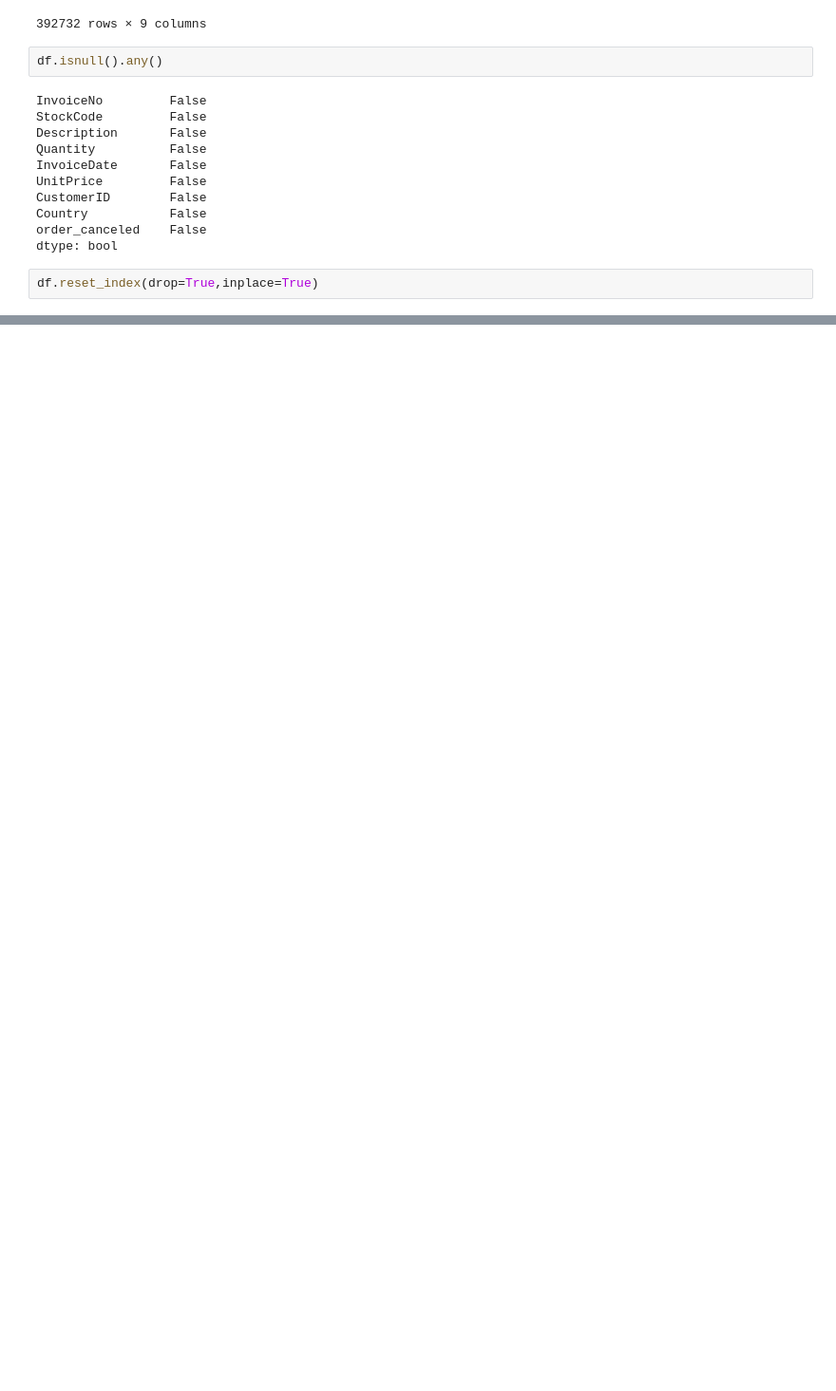
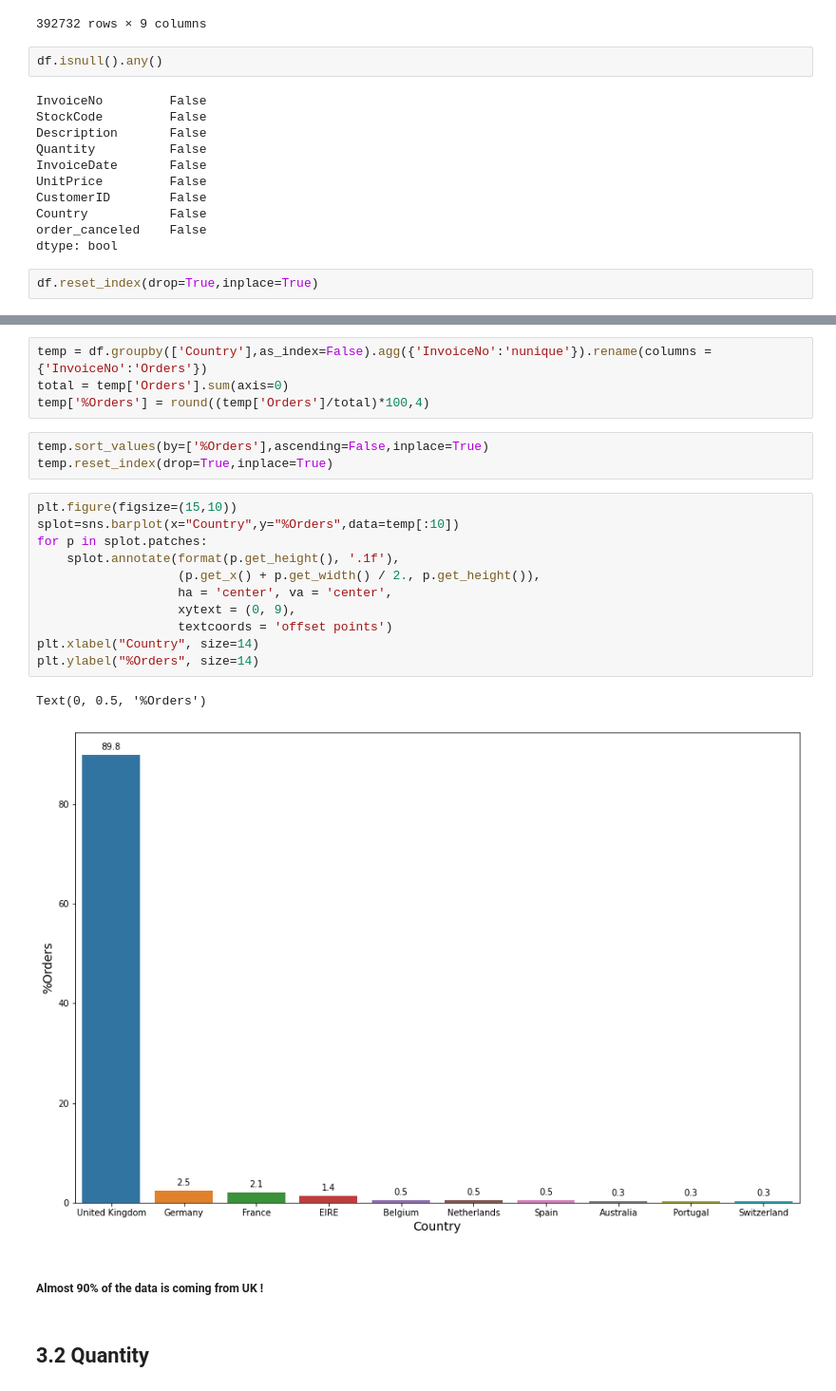
Before and after one commit to vannda21/customer_segmentaion, a Jupyter notebook: Customer_seg.ipynb, the cells around one changed output, grey strips where cells are left out. Shown at 95% size. Cells and saved outputs as stored; diff of their text form; blank space fills up the shorter version.

```diff
--- a/Customer_seg.ipynb
+++ b/Customer_seg.ipynb
@@ -293,0 +350,25 @@ df.reset_index(drop=True,inplace=True)
+# %%
+temp = df.groupby(['Country'],as_index=False).agg({'InvoiceNo':'nunique'}).rename(columns = {'InvoiceNo':'Orders'})
+total = temp['Orders'].sum(axis=0)
+temp['%Orders'] = round((temp['Orders']/total)*100,4)
+# %%
+temp.sort_values(by=['%Orders'],ascending=False,inplace=True)
+temp.reset_index(drop=True,inplace=True)
+# %%
+plt.figure(figsize=(15,10))
+splot=sns.barplot(x="Country",y="%Orders",data=temp[:10])
+for p in splot.patches:
+    splot.annotate(format(p.get_height(), '.1f'),
+                   (p.get_x() + p.get_width() / 2., p.get_height()),
+                   ha = 'center', va = 'center',
+                   xytext = (0, 9),
+                   textcoords = 'offset points')
+plt.xlabel("Country", size=14)
+plt.ylabel("%Orders", size=14)
+# %% [output]
+Text(0, 0.5, '%Orders')
+[figure, added]
+# %% [markdown]
+##### Almost 90% of the data is coming from UK !
+# %% [markdown]
+## 3.2 Quantity
```
Also changed, not shown: parts of 12 cells of this notebook.
